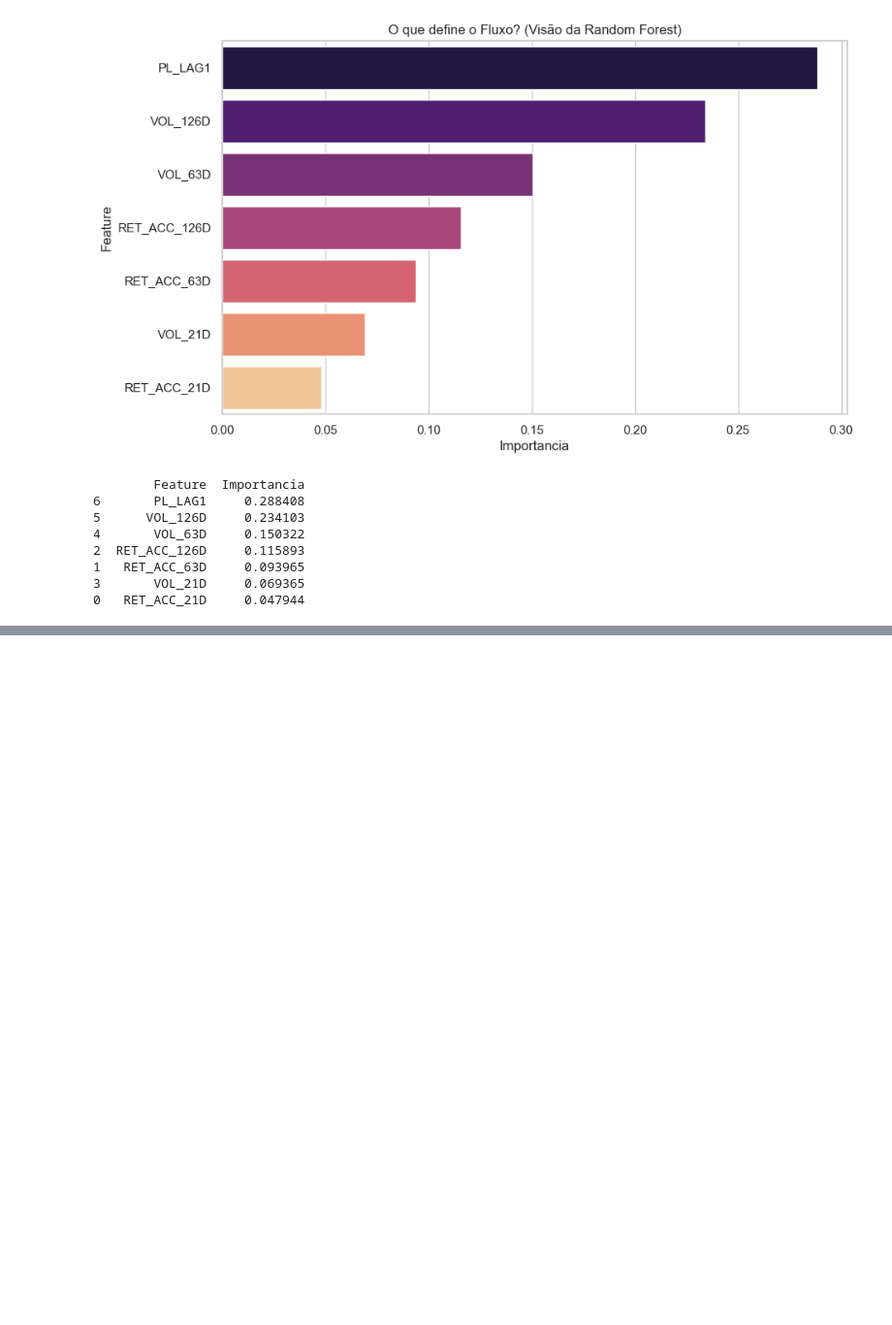
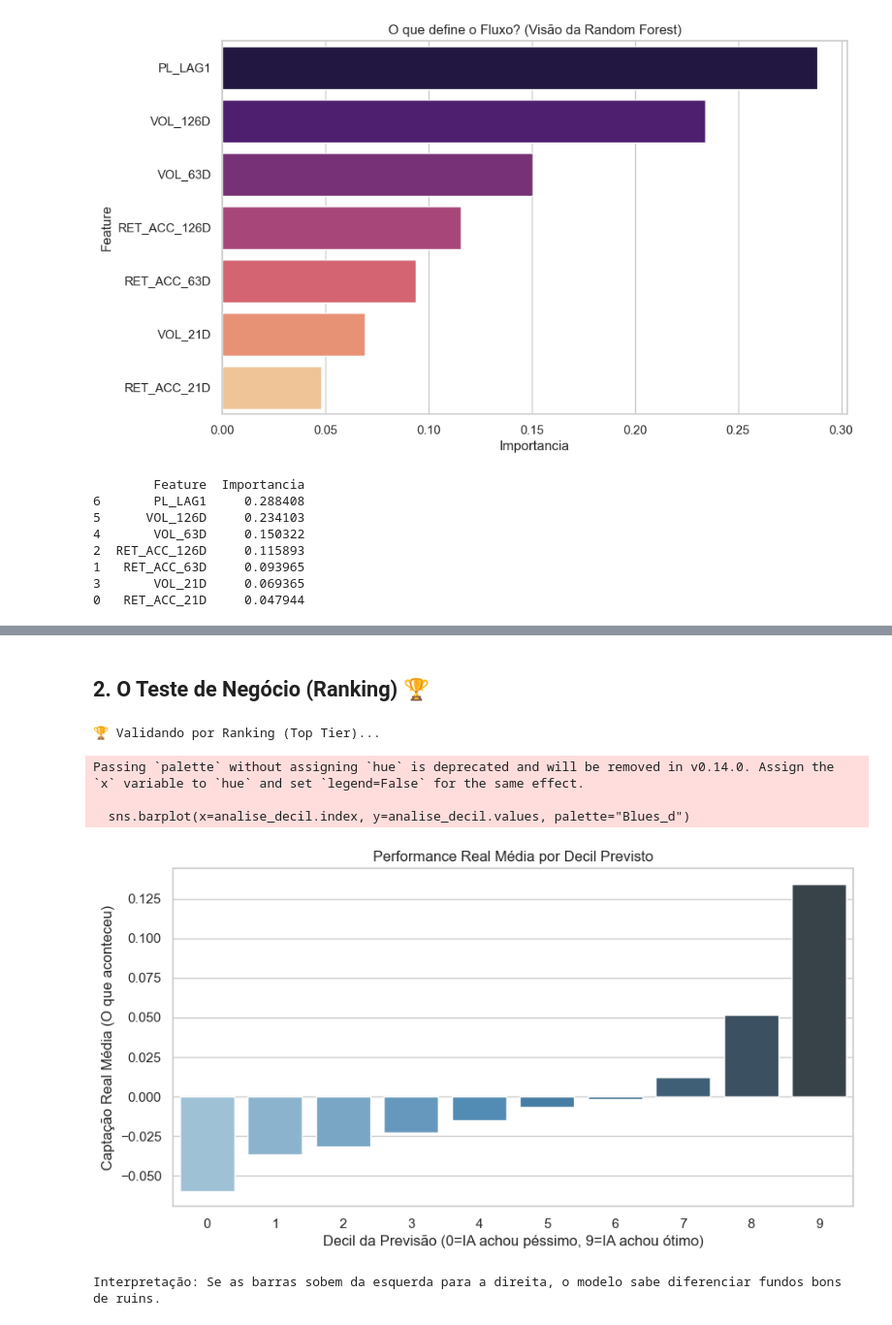
Before and after one commit to smartielo/desafio-kinea-bi, a Jupyter notebook: notebooks/05_modelagem_avancada.ipynb, the cells around one changed output, grey strips where cells are left out. Shown at 97% size. Cells and saved outputs as stored; diff of their text form; code cells hidden in the pictures; blank space fills up the shorter version.

```diff
--- a/notebooks/05_modelagem_avancada.ipynb
+++ b/notebooks/05_modelagem_avancada.ipynb
@@ -119,0 +151,27 @@ print(importancia)
+# %% [markdown]
+## 2. O Teste de Negócio (Ranking) 🏆
+# %%
+print("🏆 Validando por Ranking (Top Tier)...")
+
+# Vamos pegar os 10% melhores fundos segundo a IA e ver se eles foram bons na realidade
+df_resultados['Decil_Previsto'] = pd.qcut(df_resultados['Previsto'], 10, labels=False)
+
+# Agrupa por Decil (0 são os piores 10%, 9 são os melhores 10%)
+analise_decil = df_resultados.groupby('Decil_Previsto')['Real'].mean()
+
+# Gráfico
+plt.figure(figsize=(10, 5))
+sns.barplot(x=analise_decil.index, y=analise_decil.values, palette="Blues_d")
+plt.title("Performance Real Média por Decil Previsto")
+plt.xlabel("Decil da Previsão (0=IA achou péssimo, 9=IA achou ótimo)")
+plt.ylabel("Captação Real Média (O que aconteceu)")
+plt.show()
+
+print("Interpretação: Se as barras sobem da esquerda para a direita, o modelo sabe diferenciar fundos bons de ruins.")
+# %% [output]
+🏆 Validando por Ranking (Top Tier)...
+Passing `palette` without assigning `hue` is deprecated and will be removed in v0.14.0. Assign the `x` variable to `hue` and set `legend=False` for the same effect.
+
+  sns.barplot(x=analise_decil.index, y=analise_decil.values, palette="Blues_d")
+[figure, added]
+Interpretação: Se as barras sobem da esquerda para a direita, o modelo sabe diferenciar fundos bons de ruins.
```
Also changed, not shown: parts of 2 cells of this notebook.
